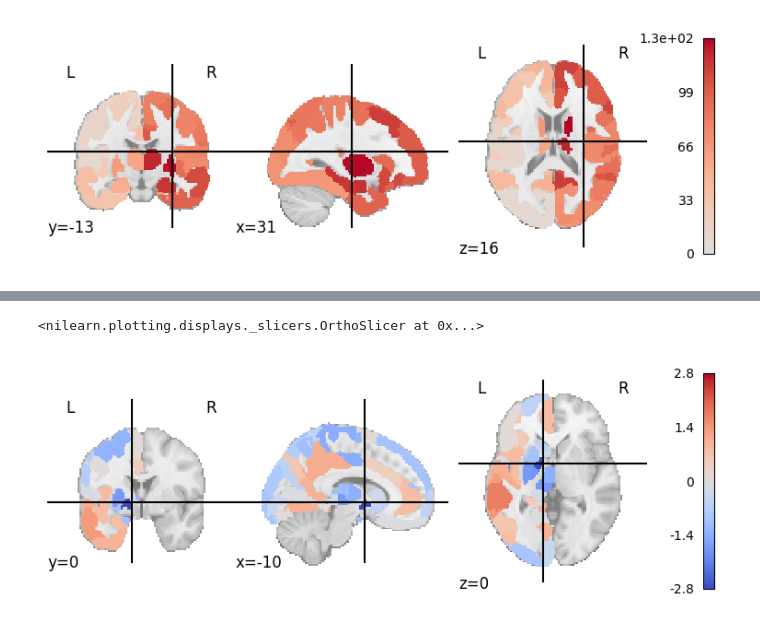
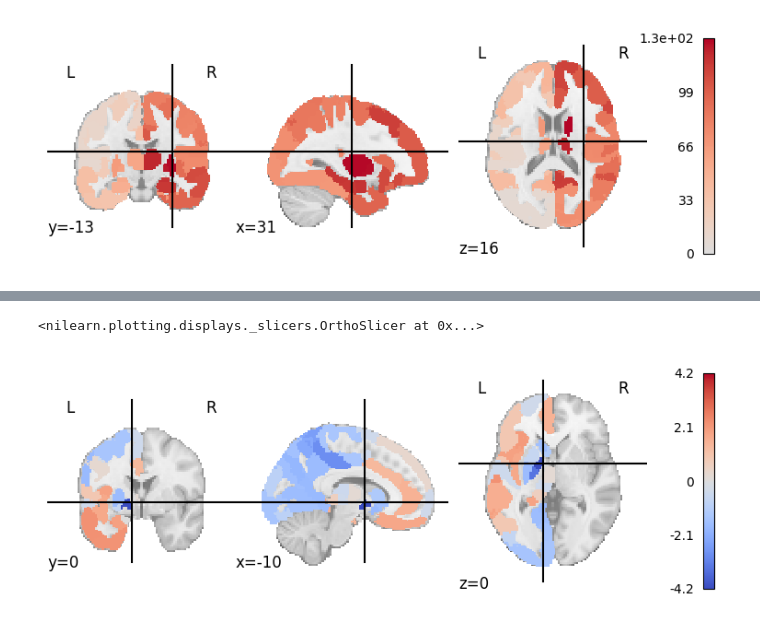
Before and after one commit to ga-cha/SIR_utils, a Jupyter notebook: vis_nii.ipynb, the cells around one changed output, grey strips where cells are left out. Drawn from its saved outputs; the diff is of its cells as text; code cells hidden in the pictures.

```diff
--- a/vis_nii.ipynb
+++ b/vis_nii.ipynb
@@ -14,2 +18,10 @@ display = nilearn.plotting.plot_stat_map(atlas_img, cmap='coolwarm')
 # %% [output]
 [figure]
+# %%
+sim_atrophy = np.genfromtxt('/fs03/kg98/gchan/SIR_SCZ/SIR_simulator/results/rnf144a_tcap_seed38.csv', delimiter=',')
+sim_atrophy = (sim_atrophy - np.mean(sim_atrophy)) / np.std(sim_atrophy)
+
+sim_atrophy_surf = sim_atrophy[atlas_surf.astype(int) - 1]
+sim_atrophy_surf[atlas_surf == 0] = np.nan
+disp = nilearn.plotting.plot_surf_roi(fsaverage.infl_left, roi_map=sim_atrophy_surf, hemi='left', view='lateral', cmap='coolwarm')
+# disp = nilearn.plotting.plot_surf_roi(fsaverage.infl_left, roi_map=sim_atrophy_surf, hemi='left', view='medial', cmap='coolwarm', colorbar=True)
@@ -16,26 +78,19 @@ display = nilearn.plotting.plot_stat_map(atlas_img, cmap='coolwarm')
 # %%
-from sklearn.preprocessing import normalize
-
-atlas_data = atlas_img.get_fdata()
-sim_atrophy = np.genfromtxt('/fs03/kg98/gchan/SIR_SCZ/SIR_simulator/SIR_matlab/results/RAB9A_TCAP_t-20000.csv', delimiter=',')
-sim_atrophy = (sim_atrophy - np.mean(sim_atrophy)) / np.std(sim_atrophy)
-
-# Adjust data
+# project simulated atrophy onto the atlas
 roi_mask = (atlas_data > 0) & (atlas_data < 66)
 roi_indices = atlas_data[roi_mask].astype(int) - 1
 sim_atrophy_data = np.zeros(atlas_data.shape)
 sim_atrophy_data[roi_mask] = sim_atrophy[roi_indices].flatten()
 
-# # set datatype in header (float32)
 sim_atrophy_header = atlas_img.header.copy()
-sim_atrophy_header['datatype'] = 16
 sim_atrophy_affine = atlas_img.affine.copy()
+sim_atrophy_img = nib.nifti1.Nifti1Image(sim_atrophy_data, sim_atrophy_affine, header=sim_atrophy_header)
 
-sim_atrophy_img = nib.nifti1.Nifti1Image(sim_atrophy_data, sim_atrophy_affine, header=sim_atrophy_header)
+# Volumetric plot of simulated atrophy
 nilearn.plotting.plot_stat_map(sim_atrophy_img, cmap="coolwarm", cut_coords = (-10, 0, 0))
 # %% [output]
 <nilearn.plotting.displays._slicers.OrthoSlicer at 0x...>
-[figure, old version]
+[figure, new version]
 # %%
 data_dir = ('/fs03/kg98/gchan/SIR_SCZ/SIR_utils/gen_null/spatial_null/voxelwise_lme/results/')
 my_img = nib.load(data_dir + "lme_betas_2.nii.gz")
```
Also changed, not shown: parts of 6 cells of this notebook.
